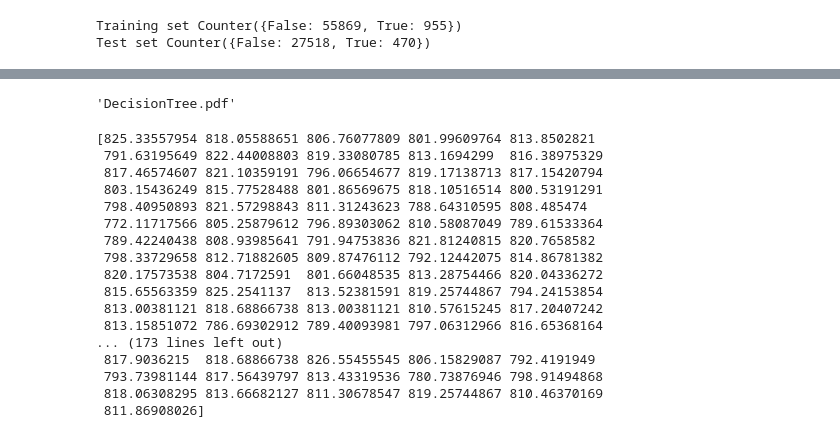
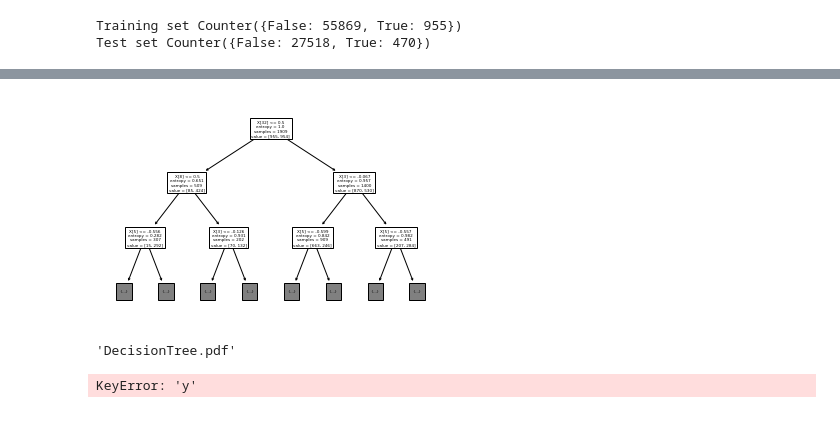
Before and after one commit to skaus37/Covid19DataMart, a Jupyter notebook: demo.ipynb, the cells around one changed output, grey strips where cells are left out. Cells and saved outputs as stored; diff of their text form; code cells hidden in the pictures.

```diff
--- a/demo.ipynb
+++ b/demo.ipynb
@@ -401,34 +401,24 @@ importance.nlargest(20).plot(kind='barh')
+# %%
+tree.plot_tree(dt,max_depth=2)
+plt.show()
+# %% [output]
+[figure, added]
 # %%
 dot_data = tree.export_graphviz(dt, out_file=None)
 graph = graphviz.Source(dot_data)
 graph.render("DecisionTree")
 # %% [output]
 'DecisionTree.pdf'
-# %%
-#PART C
-from sklearn.svm import OneClassSVM
-
-clf = OneClassSVM(gamma='auto').fit(X_train)
-y_pred = clf.predict(X_test)
-#array([-1,  1,  1,  1, -1])
-Score = clf.score_samples(X_test)
-print(Score)
-#array([1.7798..., 2.0547..., 2.0556..., 2.0561..., 1.7332...])
-# %% [output]
-[825.33557954 818.05588651 806.76077809 801.99609764 813.8502821
- 791.63195649 822.44008803 819.33080785 813.1694299  816.38975329
- 817.46574607 821.10359191 796.06654677 819.17138713 817.15420794
- 803.15436249 815.77528488 801.86569675 818.10516514 800.53191291
- 798.40950893 821.57298843 811.31243623 788.64310595 808.485474
- 772.11717566 805.25879612 796.89303062 810.58087049 789.61533364
- 789.42240438 808.93985641 791.94753836 821.81240815 820.7658582
- 798.33729658 812.71882605 809.87476112 792.12442075 814.86781382
- 820.17573538 804.7172591  801.66048535 813.28754466 820.04336272
- 815.65563359 825.2541137  813.52381591 819.25744867 794.24153854
- 813.00381121 818.68866738 813.00381121 810.57615245 817.20407242
- 813.15851072 786.69302912 789.40093981 797.06312966 816.65368164
-... (173 lines left out)
- 817.9036215  818.68866738 826.55455545 806.15829087 792.4191949
- 793.73981144 817.56439797 813.43319536 780.73876946 798.91494868
- 818.06308295 813.66682127 811.30678547 819.25744867 810.46370169
- 811.86908026]
+# %%
+#PART C
+from sklearn.svm import OneClassSVM
+
+
+train, test = train_test_split(new_result, test_size=.2)
+train_normal = train[train['y']==0]
+train_outliers = train[train['y']==1]
+outlier_prop = len(train_outliers) / len(train_normal)
+svm = OneClassSVM(kernel='rbf', nu=outlier_prop, gamma=0.000001)
+svm.fit(train_normal[['x1','x4','x5']])
+# %% [output]
+KeyError: 'y'
```
Also changed, not shown: parts of 7 cells of this notebook, 1 other file.
